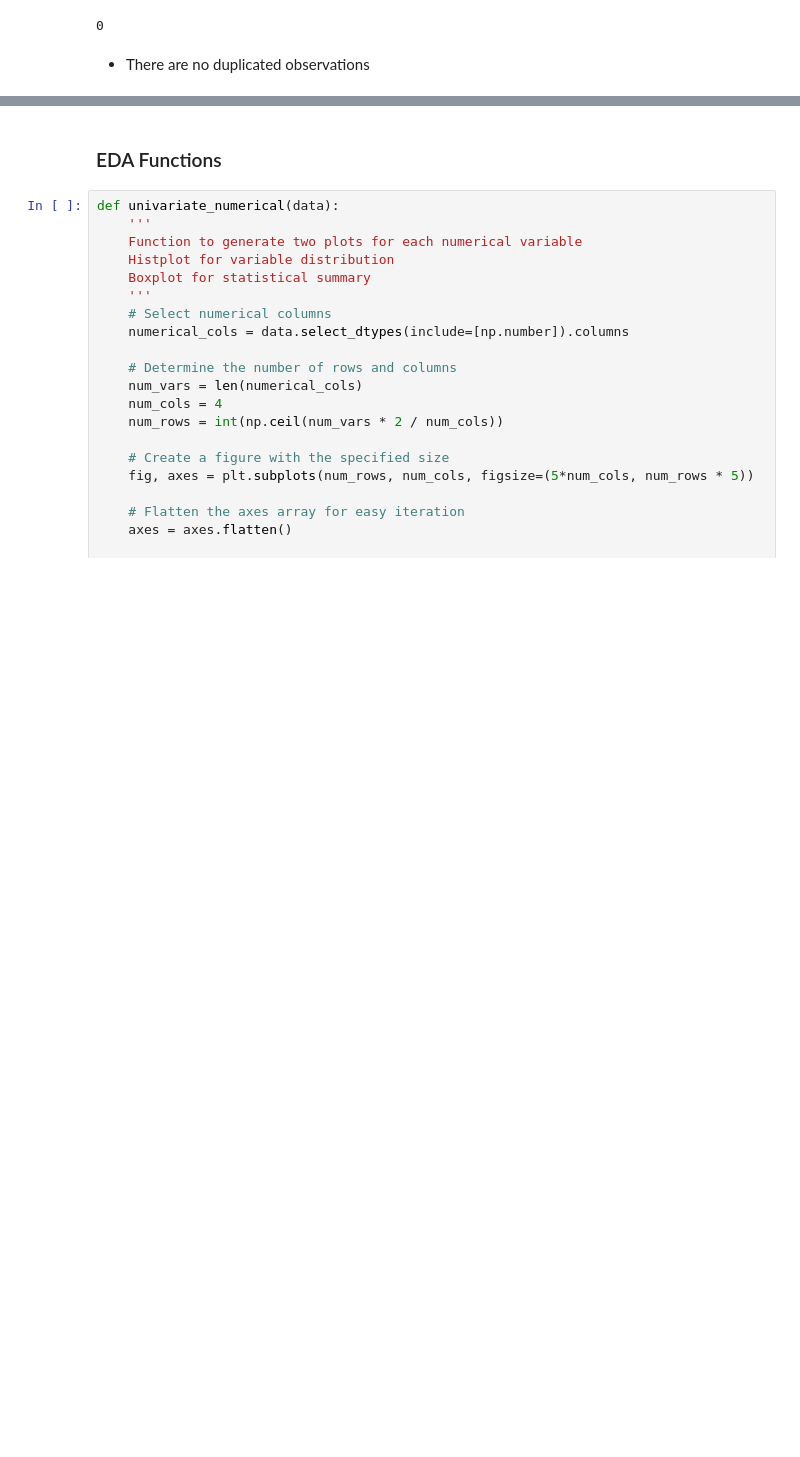
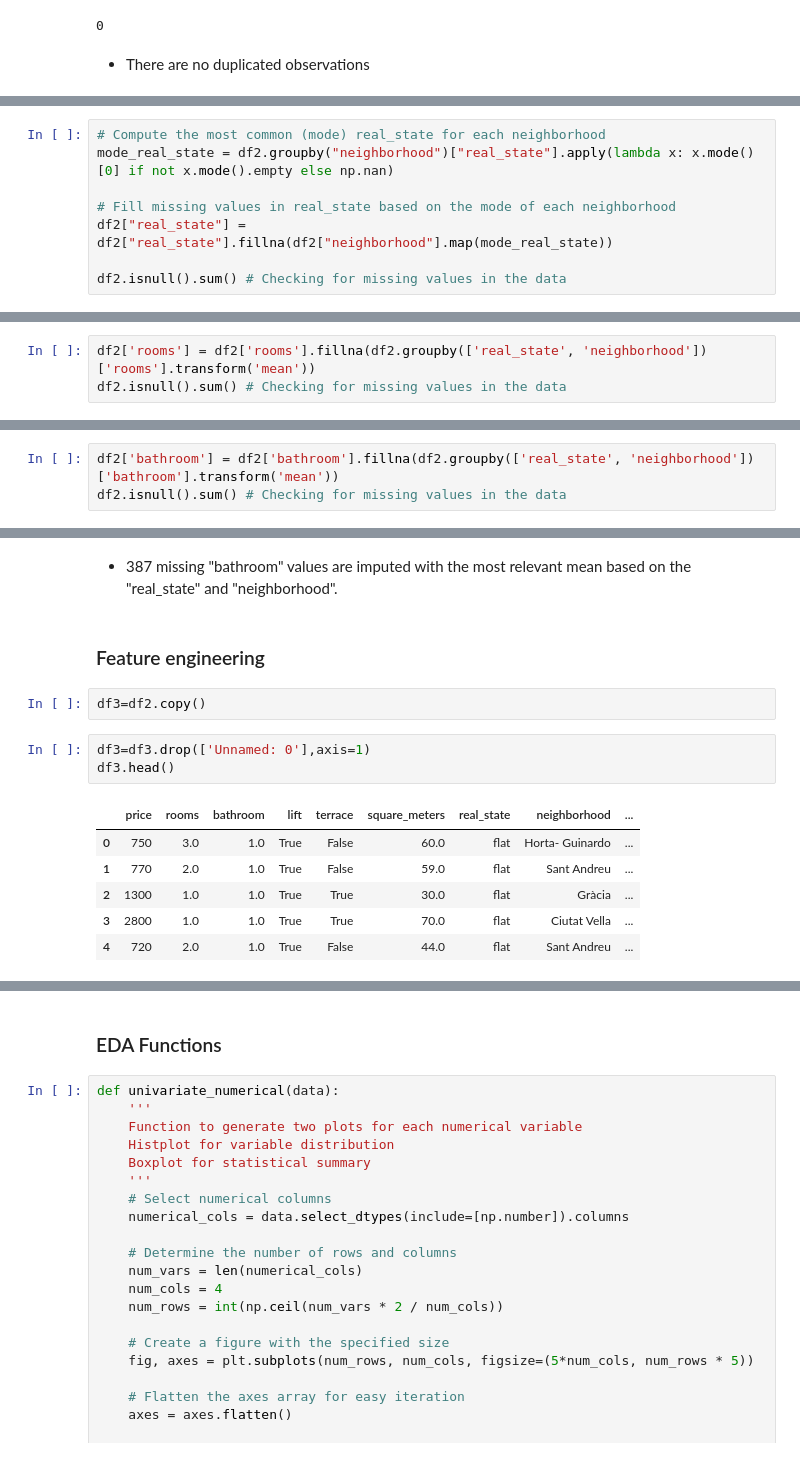
Before and after one commit to otrocarlosmartinez/IMPELIA_PEA_AIDS_PROJECT2, a Jupyter notebook: CarlosM/PROJECT2_PYTHON_cm1.ipynb, the cells around one changed output, grey strips where cells are left out. Drawn from its saved outputs; the diff is of its cells as text; blank space fills up the shorter version.

```diff
--- a/CarlosM/PROJECT2_CM.ipynb
+++ b/CarlosM/PROJECT2_PYTHON_cm1.ipynb
@@ -380,0 +506,8 @@ print(df.duplicated().sum()) # Checking for duplicate entries in the data
+# %%
+# Compute the most common (mode) real_state for each neighborhood
+mode_real_state = df2.groupby("neighborhood")["real_state"].apply(lambda x: x.mode()[0] if not x.mode().empty else np.nan)
+
+# Fill missing values in real_state based on the mode of each neighborhood
+df2["real_state"] = df2["real_state"].fillna(df2["neighborhood"].map(mode_real_state))
+
+df2.isnull().sum() # Checking for missing values in the data
@@ -380,0 +528,3 @@ print(df.duplicated().sum()) # Checking for duplicate entries in the data
+# %%
+df2['rooms'] = df2['rooms'].fillna(df2.groupby(['real_state', 'neighborhood'])['rooms'].transform('mean'))
+df2.isnull().sum() # Checking for missing values in the data
@@ -380,0 +545,3 @@ print(df.duplicated().sum()) # Checking for duplicate entries in the data
+# %%
+df2['bathroom'] = df2['bathroom'].fillna(df2.groupby(['real_state', 'neighborhood'])['bathroom'].transform('mean'))
+df2.isnull().sum() # Checking for missing values in the data
@@ -380,0 +560,16 @@ print(df.duplicated().sum()) # Checking for duplicate entries in the data
+# %% [markdown]
+- 387 missing "bathroom" values are imputed with the most relevant mean based on the "real_state" and "neighborhood".
+# %% [markdown]
+### Feature engineering
+# %%
+df3=df2.copy()
+# %%
+df3=df3.drop(['Unnamed: 0'],axis=1)
+df3.head()
+# %% [output]
+|  | price | rooms | bathroom | lift | terrace | square_meters | real_state | neighborhood | ... |
+| 0 | 750 | 3.0 | 1.0 | True | False | 60.0 | flat | Horta- Guinardo | ... |
+| 1 | 770 | 2.0 | 1.0 | True | False | 59.0 | flat | Sant Andreu | ... |
+| 2 | 1300 | 1.0 | 1.0 | True | True | 30.0 | flat | Gràcia | ... |
+| 3 | 2800 | 1.0 | 1.0 | True | True | 70.0 | flat | Ciutat Vella | ... |
+| 4 | 720 | 2.0 | 1.0 | True | False | 44.0 | flat | Sant Andreu | ... |
```
Also changed, not shown: parts of 44 cells of this notebook, 1 other file.
